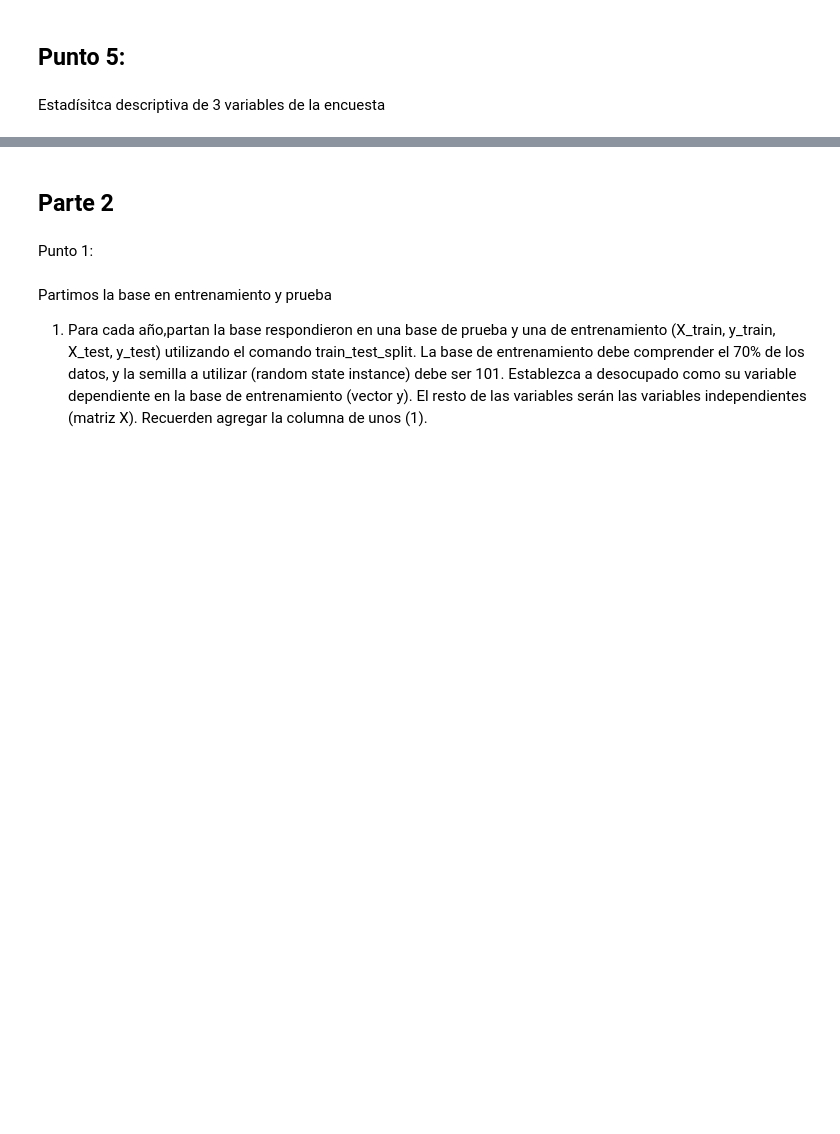
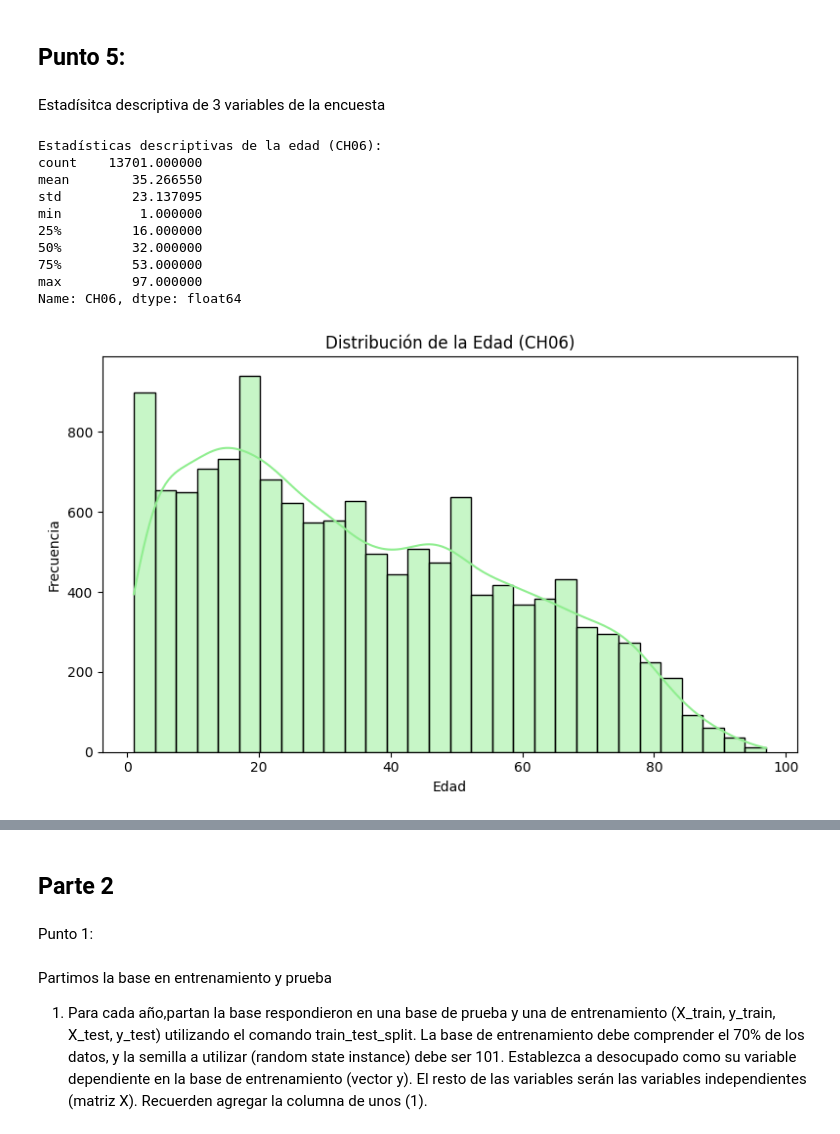
Before and after one commit to Freverendo/CC408-T13, a Jupyter notebook: TP4/TP4.ipynb, the cells around one changed output, grey strips where cells are left out. Saved outputs shown, nothing was run; the diff lists cells and outputs as text; code cells hidden in the pictures; blank space fills up the shorter version.

```diff
--- a/TP4/TP4.ipynb
+++ b/TP4/TP4.ipynb
@@ -221,7 +287,7 @@ final_data['CANT_INACTIVOS'] = final_data.groupby(['CODUSU', 'NRO_HOGAR'])['INAC
 final_data['CANT_ACTIVOS'] = final_data.groupby(['CODUSU', 'NRO_HOGAR'])['ACTIVO'].transform('sum')
 
 # Calcular relación de dependencia económica
-final_data['DEPENDENCIA_ECONOMICA'] = final_data['CANT_INACTIVOS'] / (final_data['CANT_ACTIVOS'] + 1)  # +1 para evitar división por 0
+final_data['DEP_ECO'] = final_data['CANT_INACTIVOS'] / (final_data['CANT_ACTIVOS'] + 1)  # +1 para evitar división por 0
 
 # Visualizar la variable
-print(final_data[['CODUSU', 'NRO_HOGAR', 'CANT_INACTIVOS', 'CANT_ACTIVOS', 'DEPENDENCIA_ECONOMICA']].head())
+print(final_data[['CODUSU', 'NRO_HOGAR', 'CANT_INACTIVOS', 'CANT_ACTIVOS', 'DEP_ECO']].head())
@@ -236,14 +309,20 @@ niveles_educativos = {
     'Secundaria Incompleta': 3,
     'Secundaria Completa': 4,
     'Superior Universitaria Incompleta': 5,
-    'Superior Universitaria Completa': 6,
-    'Ns./Nr.': None  # O manejarlo como 0 si prefieres
-}
+    'Superior Universitaria Completa': 6,}
 
+# Reemplazar niveles educativos con valores numéricos
 final_data['NIVEL_ED_NUM'] = final_data['NIVEL_ED'].replace(niveles_educativos)
 
-# Calcular promedio educativo por hogar
-final_data['EDUC_PROMEDIO'] = final_data.groupby(['CODUSU', 'NRO_HOGAR'])['NIVEL_ED_NUM'].transform('mean')
+# Filtrar solo los mayores de 18 años
+final_data_mayores18 = final_data[final_data['CH06'] > 18]
+
+# Calcular promedio educativo por hogar considerando solo mayores de 18
+final_data['EDUC_PROM'] = (
+    final_data_mayores18.groupby(['CODUSU', 'NRO_HOGAR'])['NIVEL_ED_NUM']
+    .transform('mean')  # Calcular promedio
+    .round()            # Redondear
+)
 
 # Visualizar la variable
-print(final_data[['CODUSU', 'NRO_HOGAR', 'NIVEL_ED_NUM', 'EDUC_PROMEDIO']].drop_duplicates(subset=['CODUSU', 'NRO_HOGAR']).head())
+print(final_data[['CODUSU', 'NRO_HOGAR', 'NIVEL_ED_NUM', 'EDUC_PROM']].drop_duplicates(subset=['CODUSU', 'NRO_HOGAR']).head())
@@ -253,21 +339,28 @@ print(final_data[['CODUSU', 'NRO_HOGAR', 'NIVEL_ED_NUM', 'EDUC_PROMEDIO']].drop_
 Estadísitca descriptiva de 3 variables de la encuesta
 # %%
 import matplotlib.pyplot as plt
+import seaborn as sns
 
 # --- 1. Estadísticas descriptivas de CH06 (Edad) ---
 print("Estadísticas descriptivas de la edad (CH06):")
 print(final_data['CH06'].describe())
 
-# --- 2. Frecuencias y proporciones de NIVEL_ED ---
-print("\nFrecuencias y proporciones de NIVEL_ED:")
-nivel_ed_frecuencias = final_data['NIVEL_ED'].value_counts()
-nivel_ed_proporciones = final_data['NIVEL_ED'].value_counts(normalize=True) * 100
-print(nivel_ed_frecuencias)
-print(nivel_ed_proporciones)
-
-# --- 3. Frecuencias y proporciones de CAT_INAC ---
-print("\nFrecuencias y proporciones de CAT_INAC:")
-cat_inac_frecuencias = final_data['CAT_INAC'].value_counts()
-cat_inac_proporciones = final_data['CAT_INAC'].value_counts(normalize=True) * 100
-print(cat_inac_frecuencias)
-print(cat_inac_proporciones)
+plt.figure(figsize=(8, 5))
+sns.histplot(final_data['CH06'], bins=30, kde=True, color='lightgreen')
+plt.title('Distribución de la Edad (CH06)')
+plt.xlabel('Edad')
+plt.ylabel('Frecuencia')
+plt.tight_layout()
+plt.show()
+# %% [output]
+Estadísticas descriptivas de la edad (CH06):
+count    13701.000000
+mean        35.266550
+std         23.137095
+min          1.000000
+25%         16.000000
+50%         32.000000
+75%         53.000000
+max         97.000000
+Name: CH06, dtype: float64
+[figure, added]
```
Also changed, not shown: parts of 20 cells of this notebook.
